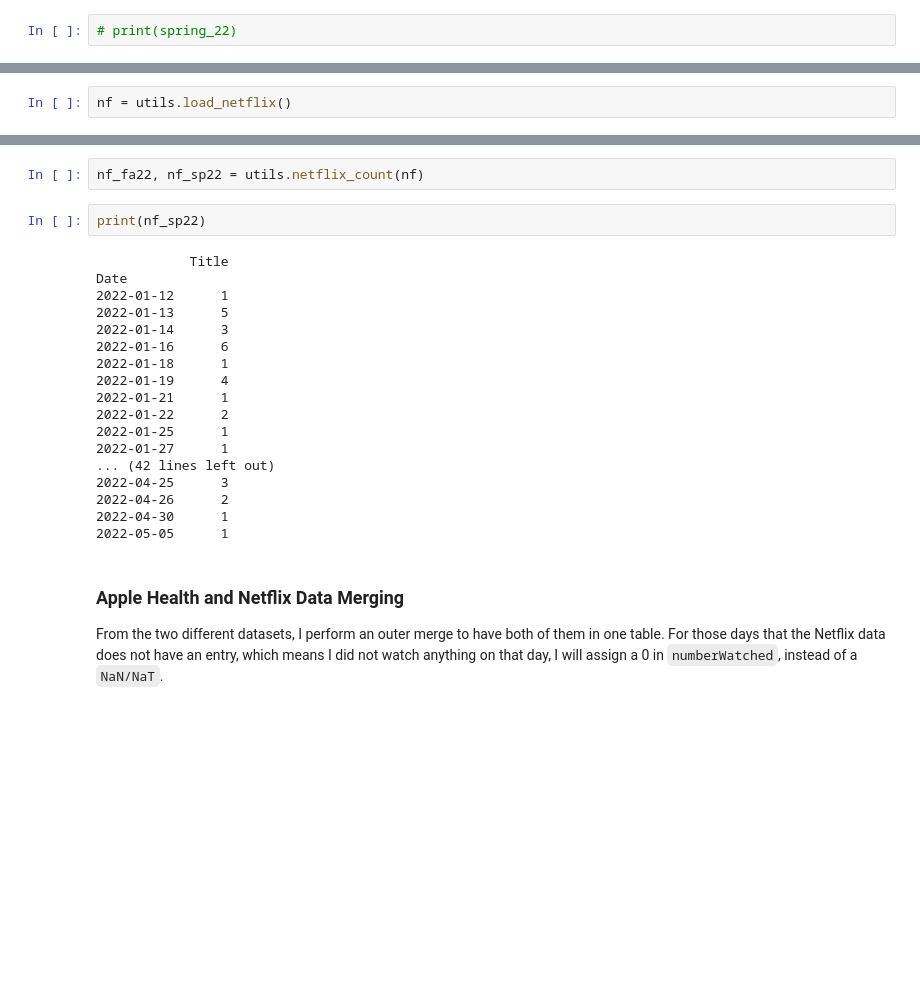
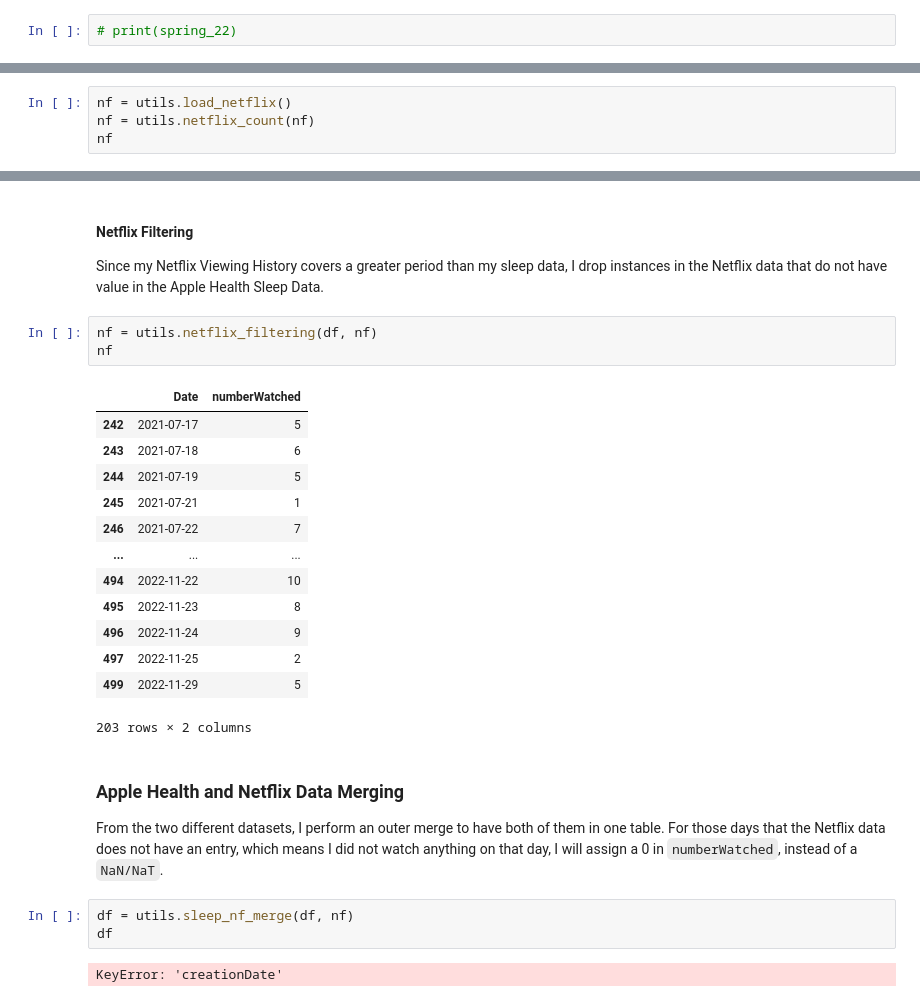
Before and after one commit to tonixsmm/FinalProject, a Jupyter notebook: ProjectNotebook.ipynb, the cells around one changed output, grey strips where cells are left out. Saved outputs shown, nothing was run; the diff lists cells and outputs as text; blank space fills up the shorter version.

```diff
--- a/ProjectNotebook.ipynb
+++ b/ProjectNotebook.ipynb
@@ -204,2 +212,4 @@ Since the Netflix dataset no longer provides the actual watch time per each entr
 # %%
 nf = utils.load_netflix()
+nf = utils.netflix_count(nf)
+nf
@@ -206,25 +231,28 @@ nf = utils.load_netflix()
-# %%
-nf_fa22, nf_sp22 = utils.netflix_count(nf)
-# %%
-print(nf_sp22)
-# %% [output]
-            Title
-Date
-2022-01-12      1
-2022-01-13      5
-2022-01-14      3
-2022-01-16      6
-2022-01-18      1
-2022-01-19      4
-2022-01-21      1
-2022-01-22      2
-2022-01-25      1
-2022-01-27      1
-... (42 lines left out)
-2022-04-25      3
-2022-04-26      2
-2022-04-30      1
-2022-05-05      1
+# %% [markdown]
+#### Netflix Filtering
+Since my Netflix Viewing History covers a greater period than my sleep data, I drop instances in the Netflix data that do not have value in the Apple Health Sleep Data.
+# %%
+nf = utils.netflix_filtering(df, nf)
+nf
+# %% [output]
+|  | Date | numberWatched |
+| 242 | 2021-07-17 | 5 |
+| 243 | 2021-07-18 | 6 |
+| 244 | 2021-07-19 | 5 |
+| 245 | 2021-07-21 | 1 |
+| 246 | 2021-07-22 | 7 |
+| ... | ... | ... |
+| 494 | 2022-11-22 | 10 |
+| 495 | 2022-11-23 | 8 |
+| 496 | 2022-11-24 | 9 |
+| 497 | 2022-11-25 | 2 |
+| 499 | 2022-11-29 | 5 |
+203 rows × 2 columns
 # %% [markdown]
 ### Apple Health and Netflix Data Merging
 From the two different datasets, I perform an outer merge to have both of them in one table. For those days that the Netflix data does not have an entry, which means I did not watch anything on that day, I will assign a 0 in `numberWatched`, instead of a `NaN/NaT`.
+# %%
+df = utils.sleep_nf_merge(df, nf)
+df
+# %% [output]
+KeyError: 'creationDate'
```
Also changed, not shown: parts of 9 cells of this notebook, 1 other file.
